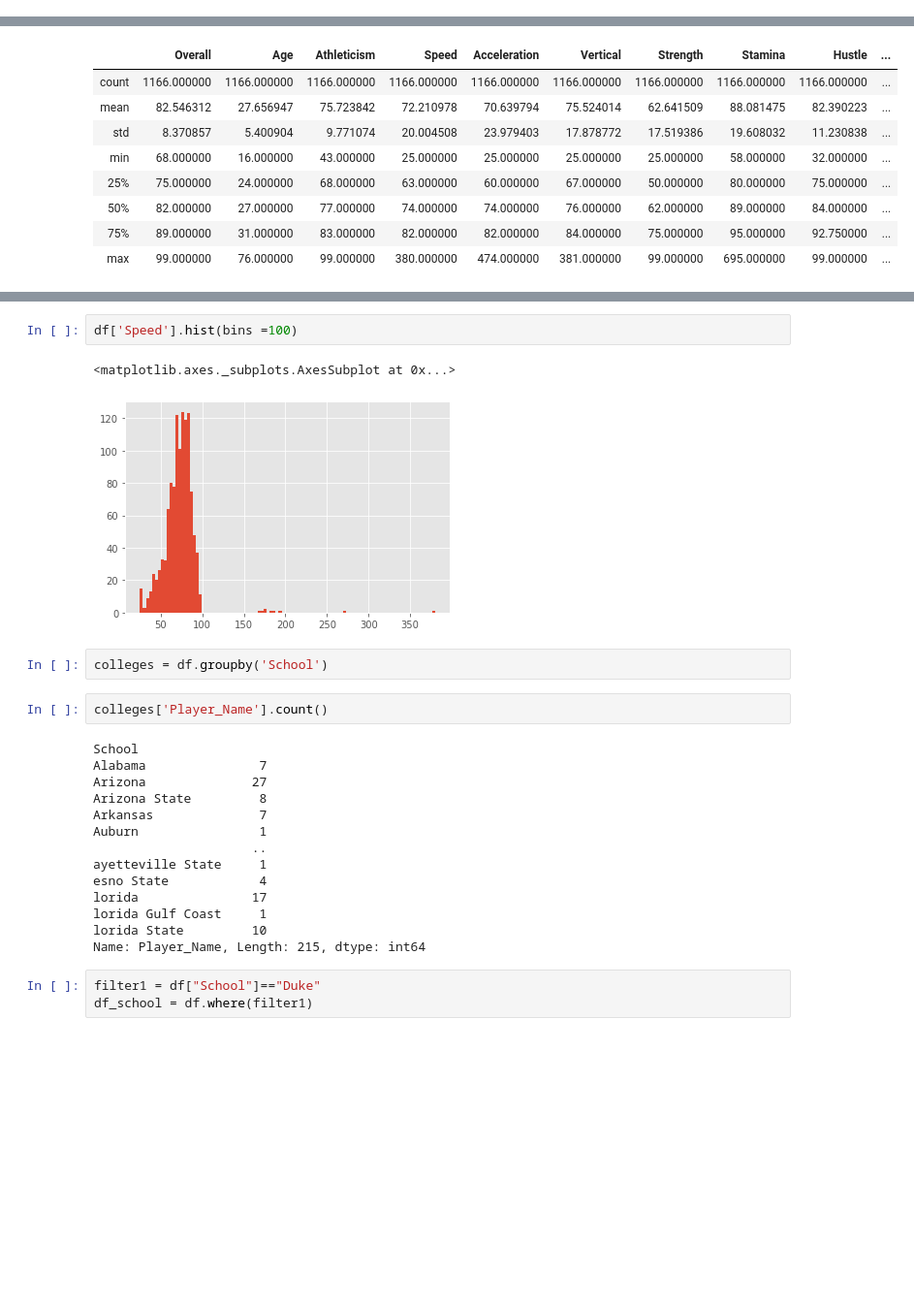
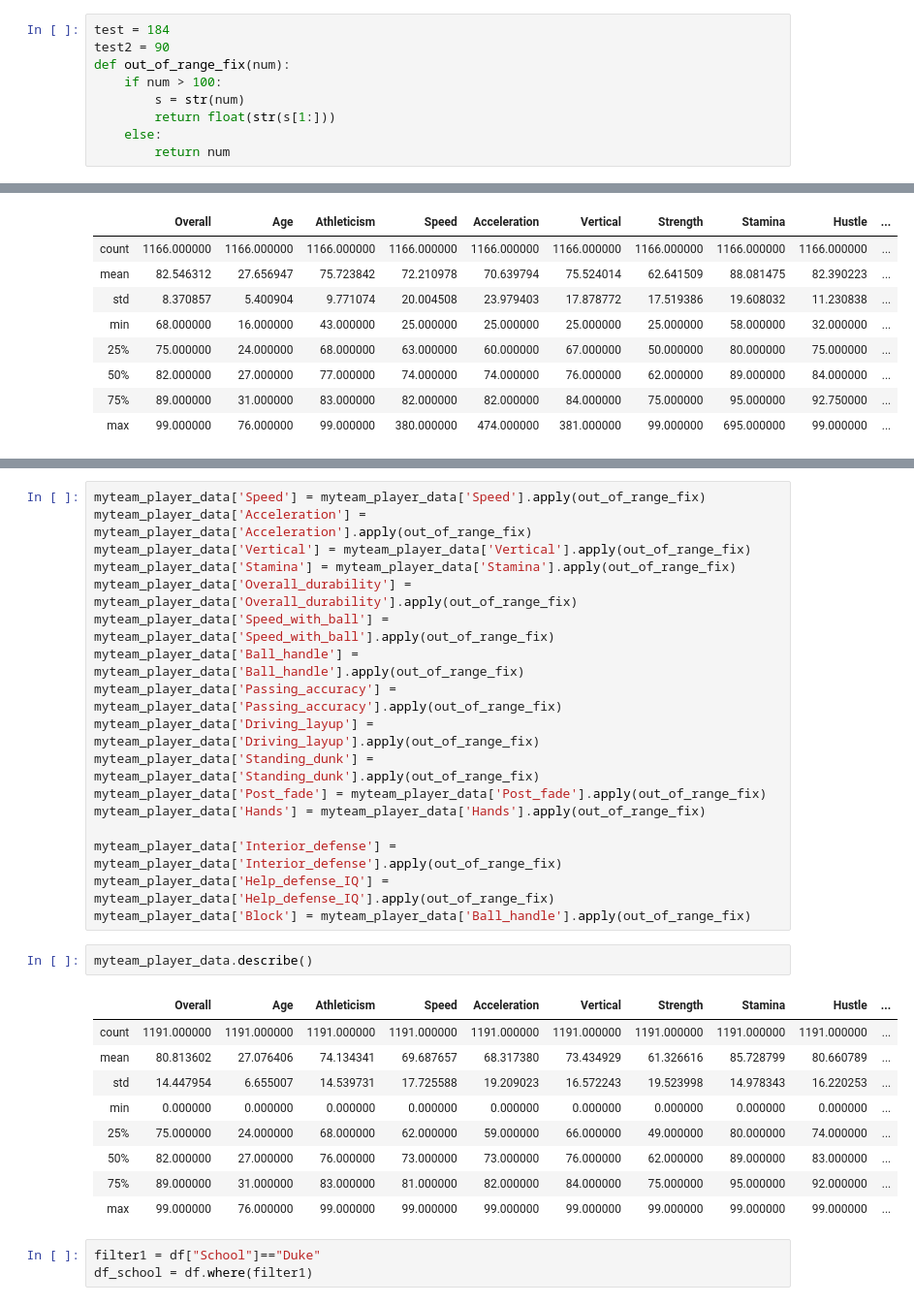
Before and after one commit to brandonmojica/2k_my_teams_analysis, a Jupyter notebook: 2k_myteams_data_anaysis.ipynb, the cells around one changed output, grey strips where cells are left out. Shown: that part at 97% size. Drawn from its saved outputs; the diff is of its cells as text; blank space fills up the shorter version.

Commit message:
fixed the data for the out of range items

```diff
--- a/2k_myteams_data_anaysis.ipynb
+++ b/2k_myteams_data_anaysis.ipynb
@@ -47,0 +52,9 @@ Name: Speed, dtype: float64
+# %%
+test = 184
+test2 = 90
+def out_of_range_fix(num):
+    if num > 100:
+        s = str(num)
+        return float(str(s[1:]))
+    else:
+        return num
@@ -67,26 +109,32 @@ duke_player_cards.query("Speed > 99")
-# %%
-df['Speed'].hist(bins =100)
-# %% [output]
-<matplotlib.axes._subplots.AxesSubplot at 0x...>
-[figure, removed]
-# %%
-colleges = df.groupby('School')
-# %%
-colleges['Player_Name'].count()
-# %% [output]
-School
-Alabama               7
-Arizona              27
-Arizona State         8
-Arkansas              7
-Auburn                1
-                     ..
-ayetteville State     1
-esno State            4
-lorida               17
-lorida Gulf Coast     1
-lorida State         10
-Name: Player_Name, Length: 215, dtype: int64
+# %%
+myteam_player_data['Speed'] = myteam_player_data['Speed'].apply(out_of_range_fix)
+myteam_player_data['Acceleration'] = myteam_player_data['Acceleration'].apply(out_of_range_fix)
+myteam_player_data['Vertical'] = myteam_player_data['Vertical'].apply(out_of_range_fix)
+myteam_player_data['Stamina'] = myteam_player_data['Stamina'].apply(out_of_range_fix)
+myteam_player_data['Overall_durability'] = myteam_player_data['Overall_durability'].apply(out_of_range_fix)
+myteam_player_data['Speed_with_ball'] = myteam_player_data['Speed_with_ball'].apply(out_of_range_fix)
+myteam_player_data['Ball_handle'] = myteam_player_data['Ball_handle'].apply(out_of_range_fix)
+myteam_player_data['Passing_accuracy'] = myteam_player_data['Passing_accuracy'].apply(out_of_range_fix)
+myteam_player_data['Driving_layup'] = myteam_player_data['Driving_layup'].apply(out_of_range_fix)
+myteam_player_data['Standing_dunk'] = myteam_player_data['Standing_dunk'].apply(out_of_range_fix)
+myteam_player_data['Post_fade'] = myteam_player_data['Post_fade'].apply(out_of_range_fix)
+myteam_player_data['Hands'] = myteam_player_data['Hands'].apply(out_of_range_fix)
+
+myteam_player_data['Interior_defense'] = myteam_player_data['Interior_defense'].apply(out_of_range_fix)
+myteam_player_data['Help_defense_IQ'] = myteam_player_data['Help_defense_IQ'].apply(out_of_range_fix)
+myteam_player_data['Block'] = myteam_player_data['Ball_handle'].apply(out_of_range_fix)
+# %%
+myteam_player_data.describe()
+# %% [output]
+|  | Overall | Age | Athleticism | Speed | Acceleration | Vertical | Strength | Stamina | Hustle | ... |
+| count | 1191.000000 | 1191.000000 | 1191.000000 | 1191.000000 | 1191.000000 | 1191.000000 | 1191.000000 | 1191.000000 | 1191.000000 | ... |
+| mean | 80.813602 | 27.076406 | 74.134341 | 69.687657 | 68.317380 | 73.434929 | 61.326616 | 85.728799 | 80.660789 | ... |
+| std | 14.447954 | 6.655007 | 14.539731 | 17.725588 | 19.209023 | 16.572243 | 19.523998 | 14.978343 | 16.220253 | ... |
+| min | 0.000000 | 0.000000 | 0.000000 | 0.000000 | 0.000000 | 0.000000 | 0.000000 | 0.000000 | 0.000000 | ... |
+| 25% | 75.000000 | 24.000000 | 68.000000 | 62.000000 | 59.000000 | 66.000000 | 49.000000 | 80.000000 | 74.000000 | ... |
+| 50% | 82.000000 | 27.000000 | 76.000000 | 73.000000 | 73.000000 | 76.000000 | 62.000000 | 89.000000 | 83.000000 | ... |
+| 75% | 89.000000 | 31.000000 | 83.000000 | 81.000000 | 82.000000 | 84.000000 | 75.000000 | 95.000000 | 92.000000 | ... |
+| max | 99.000000 | 76.000000 | 99.000000 | 99.000000 | 99.000000 | 99.000000 | 99.000000 | 99.000000 | 99.000000 | ... |
 # %%
 filter1 = df["School"]=="Duke"
 df_school = df.where(filter1)
```
Also changed, not shown: parts of 11 cells of this notebook.
